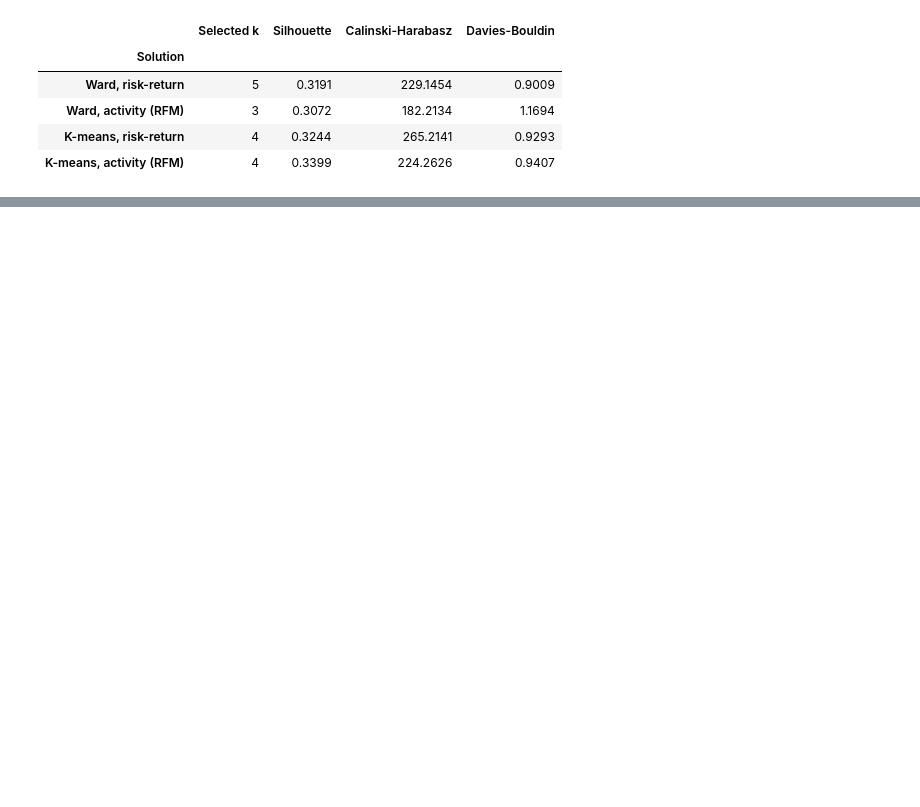
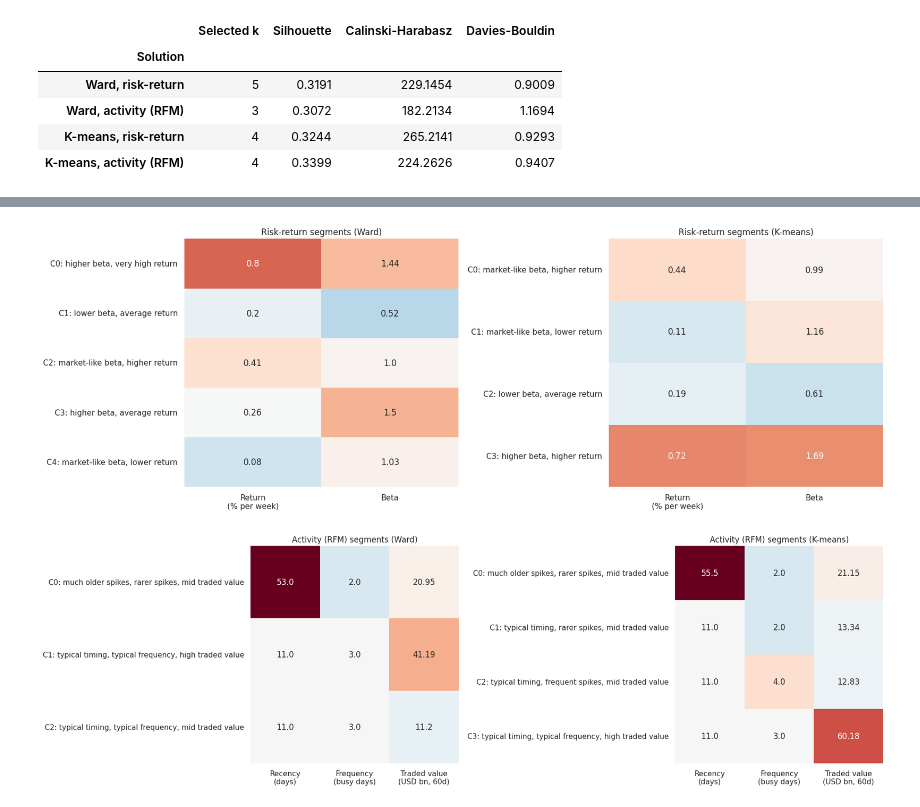
Before and after one commit to Dewdahara/CRMCM_CW1_w2054873, a Jupyter notebook: CRMCM_CW1_w2054873.ipynb, the cells around one changed output, grey strips where cells are left out. Saved outputs shown, nothing was run; the diff lists cells and outputs as text; code cells hidden in the pictures; blank space fills up the shorter version.

```diff
--- a/CRMCM_CW1_w2054873.ipynb
+++ b/CRMCM_CW1_w2054873.ipynb
@@ -2556,0 +2776,66 @@ quality_at_k.to_csv(f"{DATA_DIR}/cluster_quality_at_selected_k.csv")
+# %%
+# Chart: 'fingerprint' heatmaps. Each cell shows the cluster's median in original units and the
+# colour shows how far it is from the overall median.
+def profile_heatmap(ax, labels, key, cols, col_names, scale, title):
+    d = features[cols].copy()
+    d["cluster"] = labels
+    med = d.groupby("cluster")[cols].median()
+    rel = (med - overall_med[cols]) / overall_iqr[cols].clip(lower=1e-9)
+    annot = (med * scale).round(2)
+    annot.columns = col_names
+    rel.columns = col_names
+    ylabels = [f"C{c}: {seg_names[key][c]}" for c in med.index]
+    sns.heatmap(
+        rel,
+        annot=annot,
+        fmt="",
+        cmap="RdBu_r",
+        center=0,
+        vmin=-3,
+        vmax=3,
+        cbar=False,
+        ax=ax,
+        yticklabels=ylabels,
+    )
+    ax.set_title(title)
+    ax.set_ylabel("")
+    ax.tick_params(axis="x", rotation=0)
+
+
+fig, axes = plt.subplots(1, 2, figsize=(17, 4.2 + 0.35 * max(k_ward_rr, k_km_rr)))
+for ax, (lab, key, t) in zip(axes, [(ward_rr, "RR_Ward", "Ward"), (km_rr, "RR_KMeans", "K-means")]):
+    profile_heatmap(
+        ax,
+        lab,
+        key,
+        ["mean_weekly_return", "weekly_beta"],
+        ["Return\n(% per week)", "Beta"],
+        np.array([100, 1]),
+        f"Risk-return segments ({t})",
+    )
+plt.tight_layout()
+plt.show()
+
+fig, axes = plt.subplots(1, 2, figsize=(18, 4.2 + 0.35 * max(k_ward_rfm, k_km_rfm)))
+for ax, (lab, key, t) in zip(axes, [(ward_rfm, "RFM_Ward", "Ward"), (km_rfm, "RFM_KMeans", "K-means")]):
+    profile_heatmap(
+        ax,
+        lab,
+        key,
+        ["Recency", "Frequency", "Monetary"],
+        ["Recency\n(days)", "Frequency\n(busy days)", "Traded value\n(USD bn, 60d)"],
+        np.array([1, 1, 1e-9]),
+        f"Activity (RFM) segments ({t})",
+    )
+plt.tight_layout()
+plt.show()
+
+# Output:
+# Risk-return: Ward C0 has the highest return (0.8% a week) with a beta of 1.44, and K-means C3 has
+# the highest beta (1.69) with a return of 0.72%.
+# Activity: the older-spike group stands out on Recency (53 days for Ward, 55.5 for K-means) and
+# K-means C3 stands out on traded value ($60.18 billion over 60 days).
+# In the Ward solution, traded value ranges from 11.20 to 41.19 billion USD.
+# %% [output]
+[figure, added]
+[figure, added]
```
Also changed, not shown: parts of 6 cells of this notebook.
